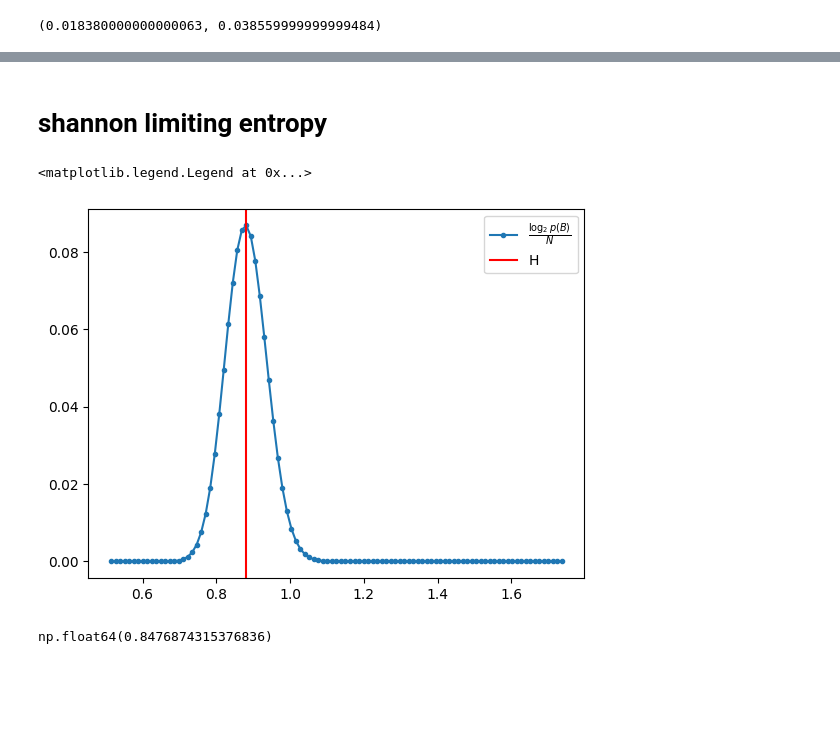
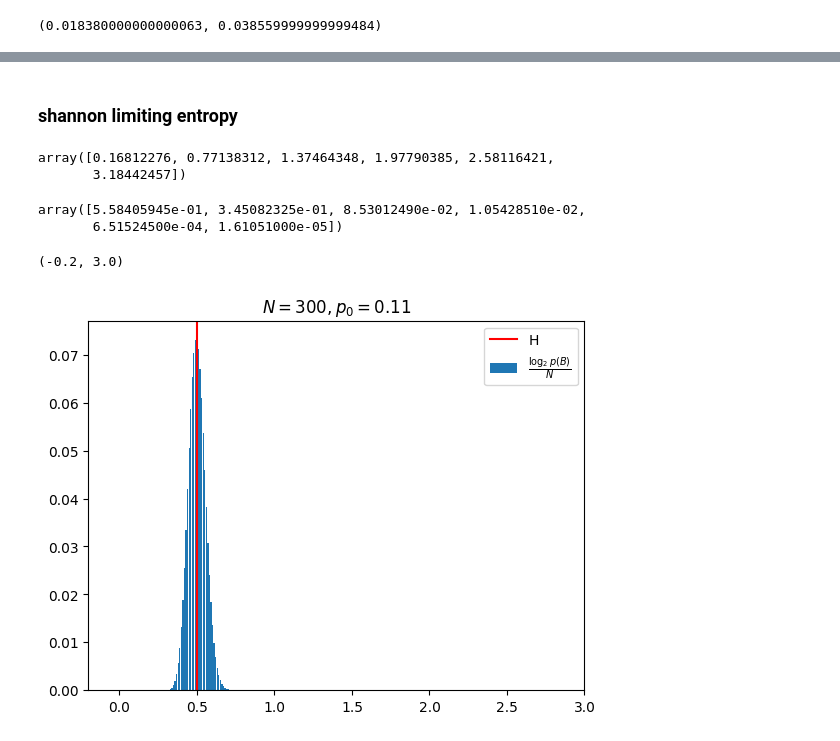
Before and after one commit to yoav-palti/linear-algebra-to-iphone, a Jupyter notebook: _sources/create_images.ipynb, the cells around one changed output, grey strips where cells are left out. Saved outputs shown, nothing was run; the diff lists cells and outputs as text; code cells hidden in the pictures; blank space fills up the shorter version.

```diff
--- a/_sources/create_images.ipynb
+++ b/_sources/create_images.ipynb
@@ -623,5 +645,5 @@ plt.plot(t_axis,right)
 # %% [markdown]
-# shannon limiting entropy
+### shannon limiting entropy
 # %%
 import numpy as np
 import scipy.special as special
@@ -631,25 +653,36 @@ def seq_prob(num0, num1, p0):
 
 def seq_num(num0, num1):
     return special.comb(num0 + num1,num0, exact=True)
+# %%
+seq_entropy
+# %% [output]
+array([0.16812276, 0.77138312, 1.37464348, 1.97790385, 2.58116421,
+       3.18442457])
+# %%
+seq_total_probs
+# %% [output]
+array([5.58405945e-01, 3.45082325e-01, 8.53012490e-02, 1.05428510e-02,
+       6.51524500e-04, 1.61051000e-05])
 # %%
-p0 = 0.3
-N = 100
+p0 = 0.11
+N = 300
 entropy = -p0*np.log2(p0)-(1-p0)*np.log2(1-p0)
 
 seq_num0 = np.arange(N + 1)
 seq_num1 = N - seq_num0
 seq_probs = seq_prob(seq_num0, seq_num1, p0)
 seq_entropy =-np.log2(seq_probs)/N
 seq_amount = np.array([seq_num(num0,num1) for num0,num1 in zip(seq_num0,seq_num1)])
 seq_total_probs = seq_probs*seq_amount
 
 plt.figure()
-plt.plot(seq_entropy,seq_total_probs,'.-',label=r'$\frac{\log_{2}p\left(B\right)}{N}$')
+plt.bar(seq_entropy,seq_total_probs,width=2.5/N,label=r'$\frac{\log_{2}p\left(B\right)}{N}$')
 plt.axvline(entropy, color='red',label='H')
 plt.legend()
+plt.title(f'$N={N}, p_0={p0}$')
+plt.xlim(-0.2,3)
 # %% [output]
-<matplotlib.legend.Legend at 0x...>
+(-0.2, 3.0)
-[figure, old version]
+[figure, new version]
 # %%
+plt.bar??
-# %% [output]
-np.float64(0.8476874315376836)
```
Also changed, not shown: parts of 4 cells of this notebook, 43 other files.
